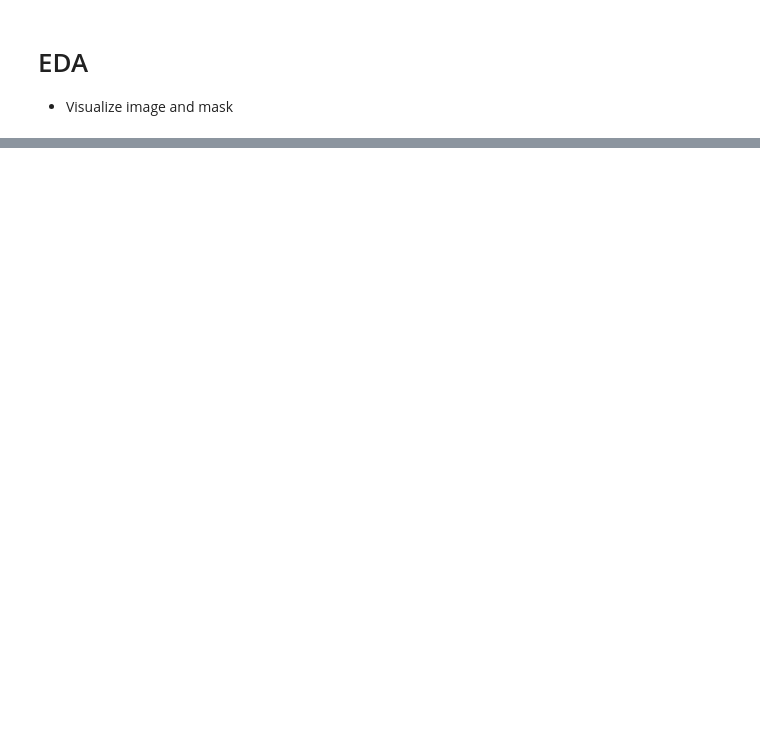
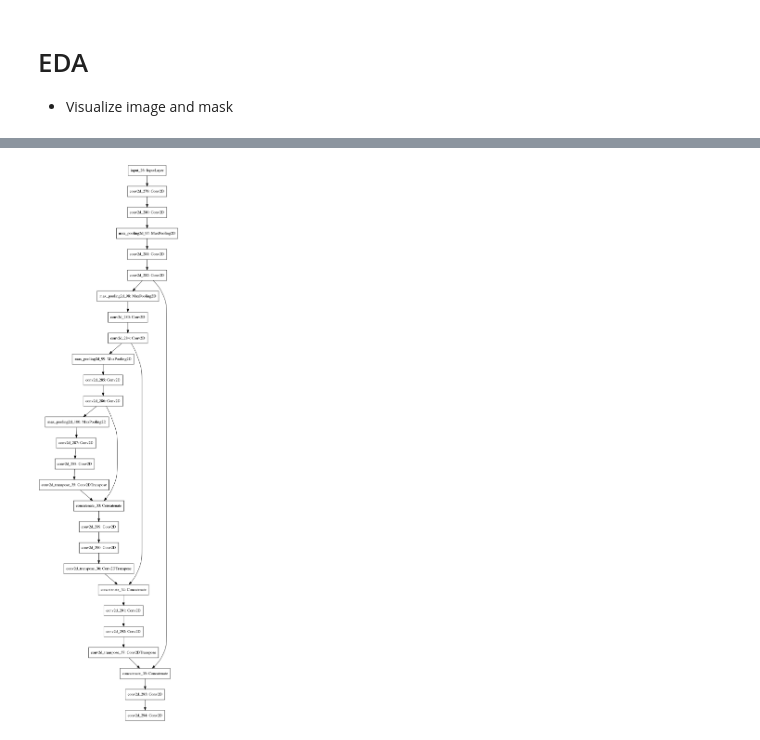
Before and after one commit to edwin-19/UNET-Scratch, a Jupyter notebook: UNET Plain.ipynb, the cells around one changed output, grey strips where cells are left out. Drawn from its saved outputs; the diff is of its cells as text; code cells hidden in the pictures; blank space fills up the shorter version.

```diff
--- a/UNET Plain.ipynb
+++ b/UNET Plain.ipynb
@@ -24,0 +113,2 @@ Dataset oxford_iiit_pet downloaded and prepared to data/oxford_iiit_pet/3.2.0. S
+# %%
+model = tf.keras.Model(inputs=input_layer, outputs=c8)
@@ -24,0 +135,4 @@ Dataset oxford_iiit_pet downloaded and prepared to data/oxford_iiit_pet/3.2.0. S
+# %%
+tf.keras.utils.plot_model(model)
+# %% [output]
+[figure, added]
```
Also changed, not shown: parts of 11 cells of this notebook, 2 other files.
